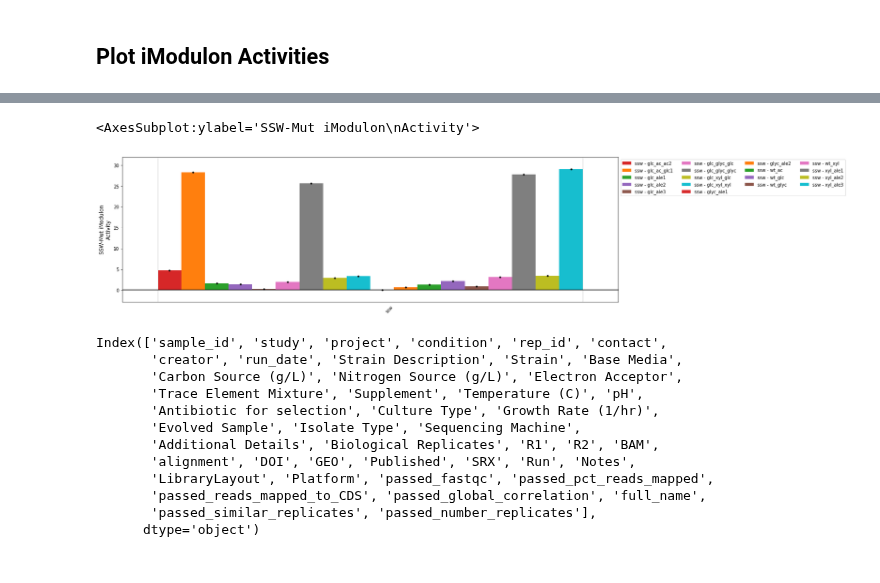
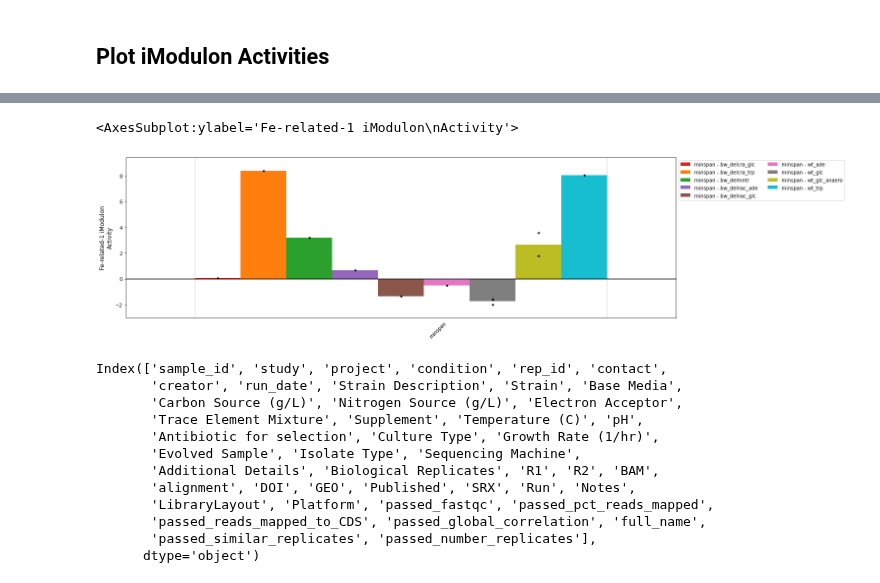
Before and after one commit to SBRG/precise2, a Jupyter notebook: notebooks/manual_imodulon_annotation.ipynb, the cells around one changed output, grey strips where cells are left out. Saved outputs shown, nothing was run; the diff lists cells and outputs as text; code cells hidden in the pictures.

Commit message:
Update iModulon names/annotations

```diff
--- a/notebooks/manual_imodulon_annotation.ipynb
+++ b/notebooks/manual_imodulon_annotation.ipynb
@@ -27,6 +16,6 @@ ica_data.imodulon_table[(ica_data.imodulon_table['category'] == 'Unknown') | (ic
 # Annotate iModulons
 # %%
 #iM_to_annotate = ica_data.imodulon_names[216]
-iM_to_annotate = 'NO3 Red Z'
+iM_to_annotate = 'DksA-related'
 iM_to_annotate
 # %% [output]
@@ -102,9 +70,9 @@ ica_data.view_imodulon(iM_to_annotate).sort_values(by='gene_weight')
 # %%
 _, ax = plt.subplots(figsize=(20, 6))
-plot_activities(ica_data,iM_to_annotate, projects='ssw', ax=ax)
+plot_activities(ica_data,iM_to_annotate, projects='minspan', ax=ax)
 # %% [output]
-<AxesSubplot:ylabel='SSW-Mut iModulon\nActivity'>
+<AxesSubplot:ylabel='Fe-related-1 iModulon\nActivity'>
-[figure, old version]
+[figure, new version]
 # %%
 ica_data.sample_table.columns
 # %% [output]
```
Also changed, not shown: parts of 8 cells of this notebook, 4 other files.
